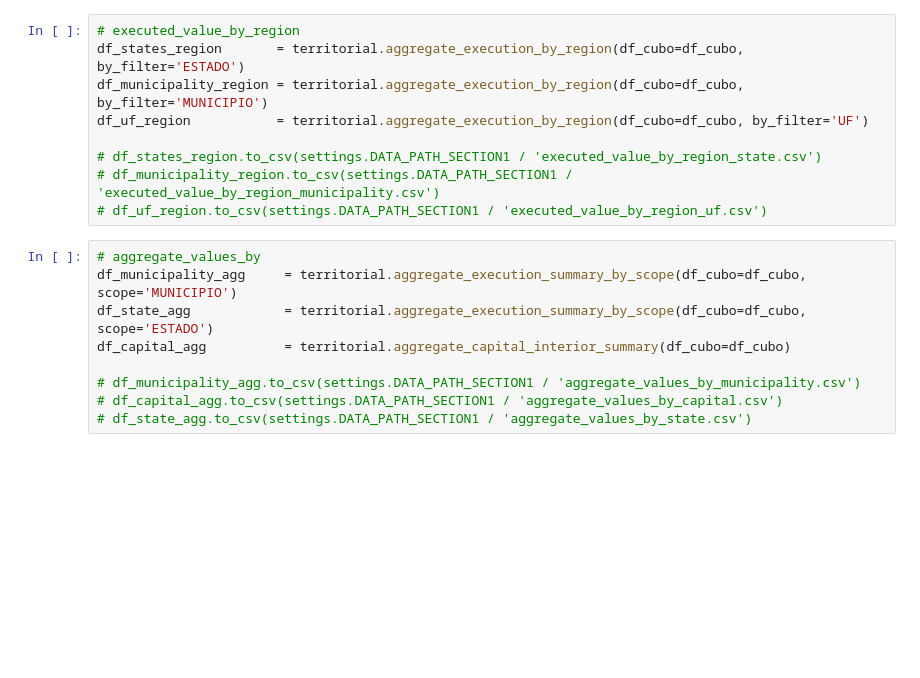
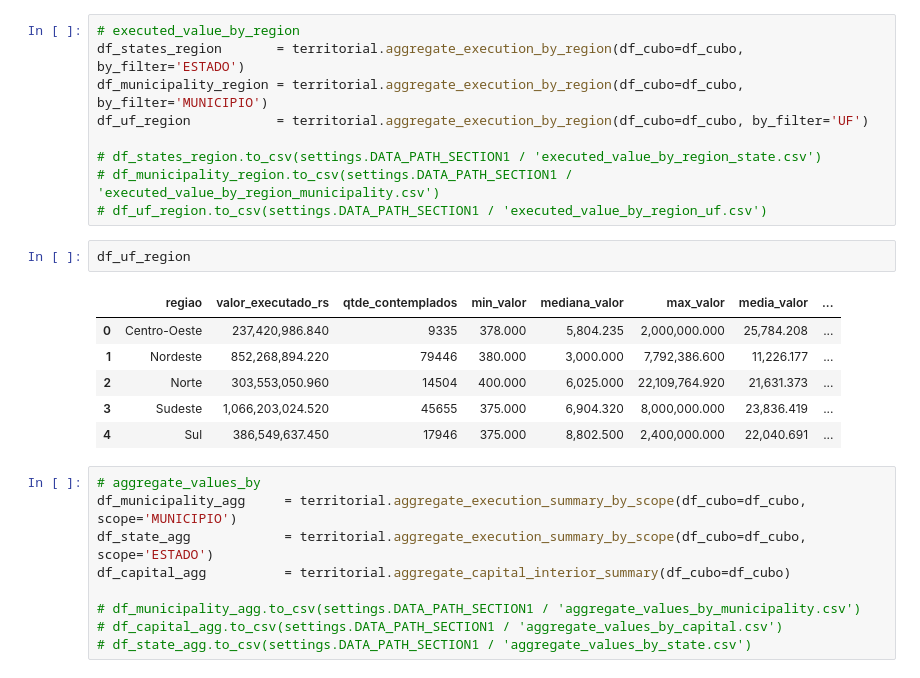
Before and after one commit to SGE-Subsecretaria-de-Gestao-Estrategica/pnab-data-vis, a Jupyter notebook: src/notebooks/gabriel_create_csv.ipynb, the cells around one changed output. Saved outputs shown, nothing was run; the diff lists cells and outputs as text; blank space fills up the shorter version.

```diff
--- a/src/notebooks/gabriel_create_csv.ipynb
+++ b/src/notebooks/gabriel_create_csv.ipynb
@@ -87,6 +107,15 @@ df_uf_region           = territorial.aggregate_execution_by_region(df_cubo=df_cu
 # df_states_region.to_csv(settings.DATA_PATH_SECTION1 / 'executed_value_by_region_state.csv')
 # df_municipality_region.to_csv(settings.DATA_PATH_SECTION1 / 'executed_value_by_region_municipality.csv')
 # df_uf_region.to_csv(settings.DATA_PATH_SECTION1 / 'executed_value_by_region_uf.csv')
+# %%
+df_uf_region
+# %% [output]
+|  | regiao | valor_executado_rs | qtde_contemplados | min_valor | mediana_valor | max_valor | media_valor | ... |
+| 0 | Centro-Oeste | 237,420,986.840 | 9335 | 378.000 | 5,804.235 | 2,000,000.000 | 25,784.208 | ... |
+| 1 | Nordeste | 852,268,894.220 | 79446 | 380.000 | 3,000.000 | 7,792,386.600 | 11,226.177 | ... |
+| 2 | Norte | 303,553,050.960 | 14504 | 400.000 | 6,025.000 | 22,109,764.920 | 21,631.373 | ... |
+| 3 | Sudeste | 1,066,203,024.520 | 45655 | 375.000 | 6,904.320 | 8,000,000.000 | 23,836.419 | ... |
+| 4 | Sul | 386,549,637.450 | 17946 | 375.000 | 8,802.500 | 2,400,000.000 | 22,040.691 | ... |
 # %%
 # aggregate_values_by
 df_municipality_agg     = territorial.aggregate_execution_summary_by_scope(df_cubo=df_cubo, scope='MUNICIPIO')
```
Also changed, not shown: parts of 14 cells of this notebook, 4 other files.
